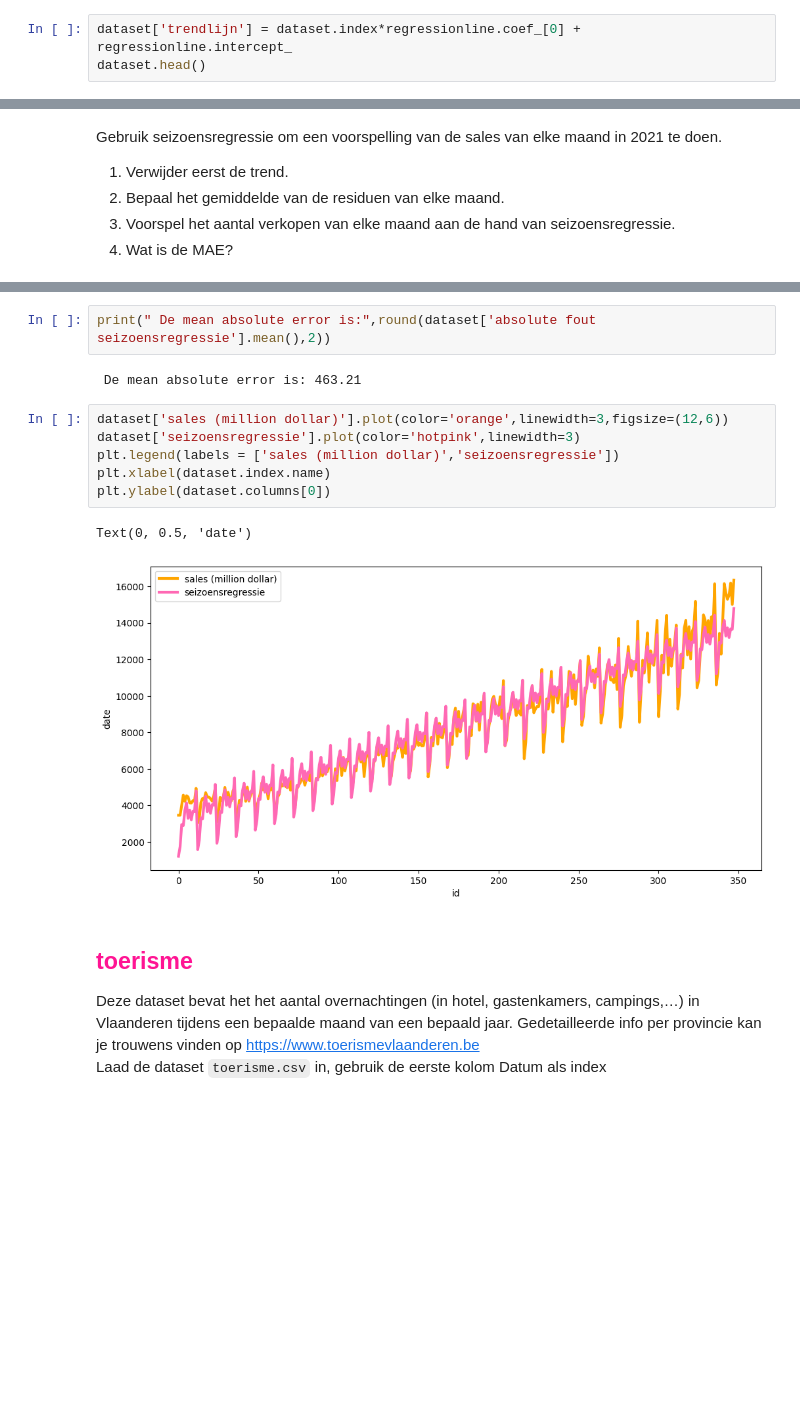
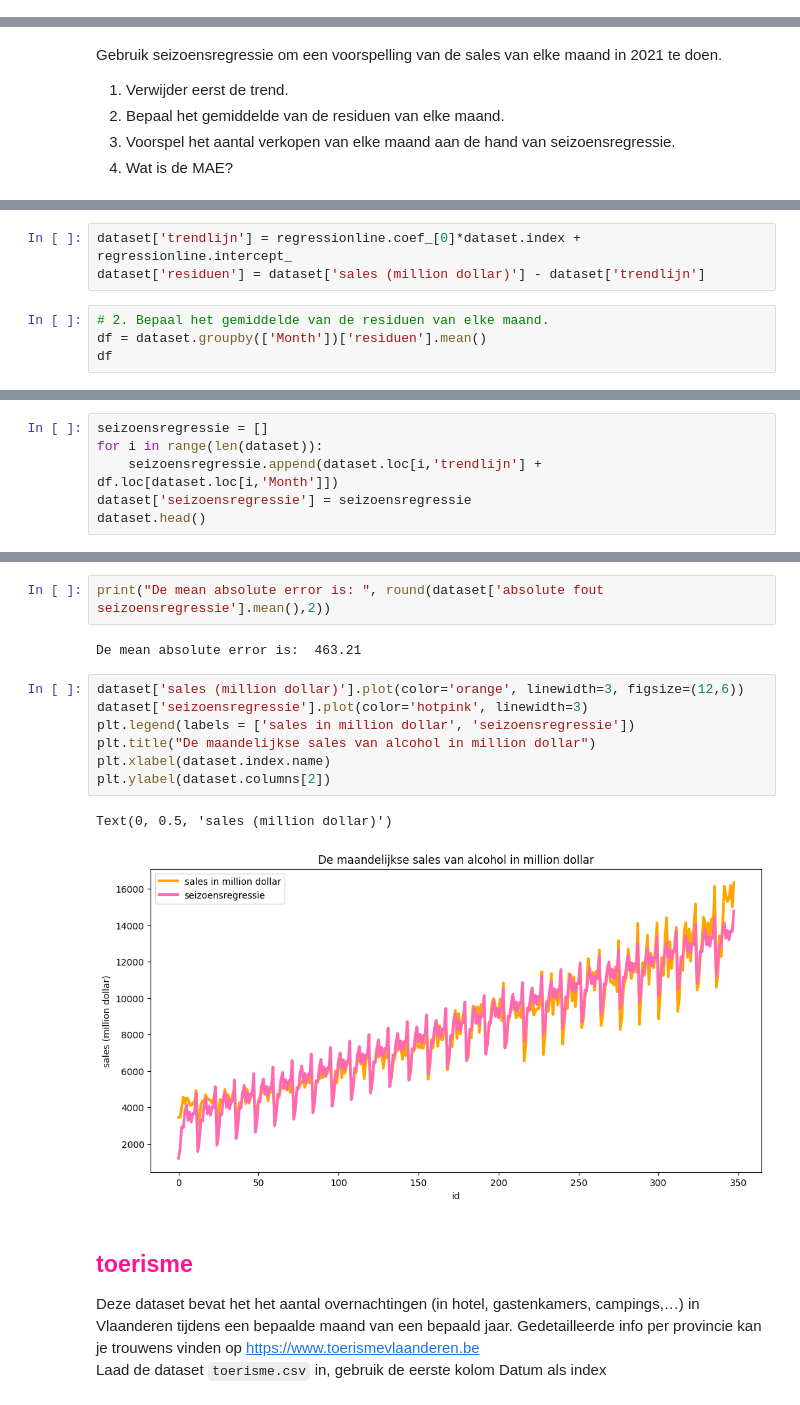
Before and after one commit to pascal-maker/Python, a Jupyter notebook: Labo_08_Niet_stationaire_tijdsreeksen_opgave.ipynb, the cells around one changed output, grey strips where cells are left out. Drawn from its saved outputs; the diff is of its cells as text; blank space fills up the shorter version.

```diff
--- a/Labo_08_Niet_stationaire_tijdsreeksen_opgave.ipynb
+++ b/Labo_08_Niet_stationaire_tijdsreeksen_opgave.ipynb
@@ -276,3 +577,0 @@ sns.lineplot(x=x,y=regressionline.predict(x.reshape(-1,1)),color='purple',linewi
-# %%
-dataset['trendlijn'] = dataset.index*regressionline.coef_[0] + regressionline.intercept_
-dataset.head()
@@ -334,0 +602,7 @@ Gebruik seizoensregressie om een voorspelling van de sales van elke maand in 202
+# %%
+dataset['trendlijn'] = regressionline.coef_[0]*dataset.index + regressionline.intercept_
+dataset['residuen'] = dataset['sales (million dollar)'] - dataset['trendlijn']
+# %%
+# 2. Bepaal het gemiddelde van de residuen van elke maand.
+df = dataset.groupby(['Month'])['residuen'].mean()
+df
@@ -334,0 +625,6 @@ Gebruik seizoensregressie om een voorspelling van de sales van elke maand in 202
+# %%
+seizoensregressie = []
+for i in range(len(dataset)):
+    seizoensregressie.append(dataset.loc[i,'trendlijn'] + df.loc[dataset.loc[i,'Month']])
+dataset['seizoensregressie'] = seizoensregressie
+dataset.head()
@@ -411,3 +737,3 @@ dataset.head()
 # %%
-print(" De mean absolute error is:",round(dataset['absolute fout seizoensregressie'].mean(),2))
+print("De mean absolute error is: ", round(dataset['absolute fout seizoensregressie'].mean(),2))
 # %% [output]
@@ -415,12 +741,13 @@ print(" De mean absolute error is:",round(dataset['absolute fout seizoensregress
 # %%
-dataset['sales (million dollar)'].plot(color='orange',linewidth=3,figsize=(12,6))
-dataset['seizoensregressie'].plot(color='hotpink',linewidth=3)
-plt.legend(labels = ['sales (million dollar)','seizoensregressie'])
+dataset['sales (million dollar)'].plot(color='orange', linewidth=3, figsize=(12,6))
+dataset['seizoensregressie'].plot(color='hotpink', linewidth=3)
+plt.legend(labels = ['sales in million dollar', 'seizoensregressie'])
+plt.title("De maandelijkse sales van alcohol in million dollar")
 plt.xlabel(dataset.index.name)
-plt.ylabel(dataset.columns[0])
+plt.ylabel(dataset.columns[2])
 # %% [output]
-Text(0, 0.5, 'date')
+Text(0, 0.5, 'sales (million dollar)')
-[figure, old version]
+[figure, new version]
 # %% [markdown]
 ## <span style="color:deeppink"> toerisme </span>
 Deze dataset bevat het  het aantal overnachtingen (in hotel, gastenkamers, campings,…) in Vlaanderen tijdens een bepaalde maand van een bepaald jaar. Gedetailleerde info per provincie kan je trouwens vinden op https://www.toerismevlaanderen.be
```
Also changed, not shown: parts of 89 cells of this notebook.
